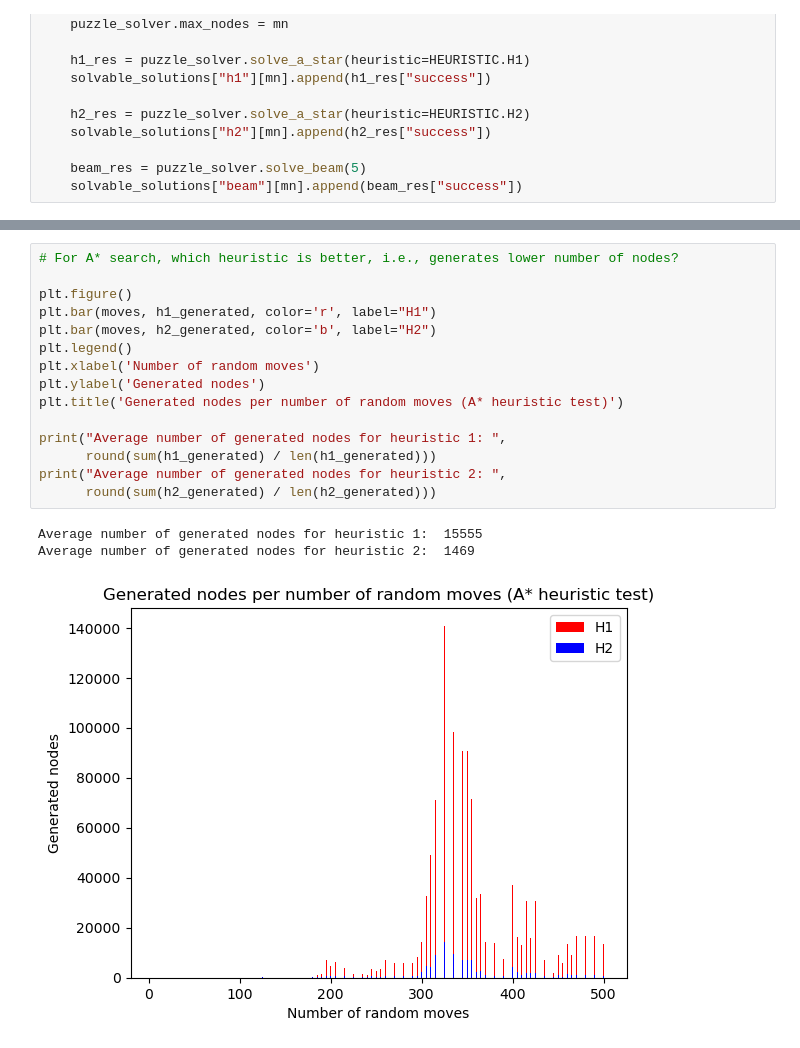
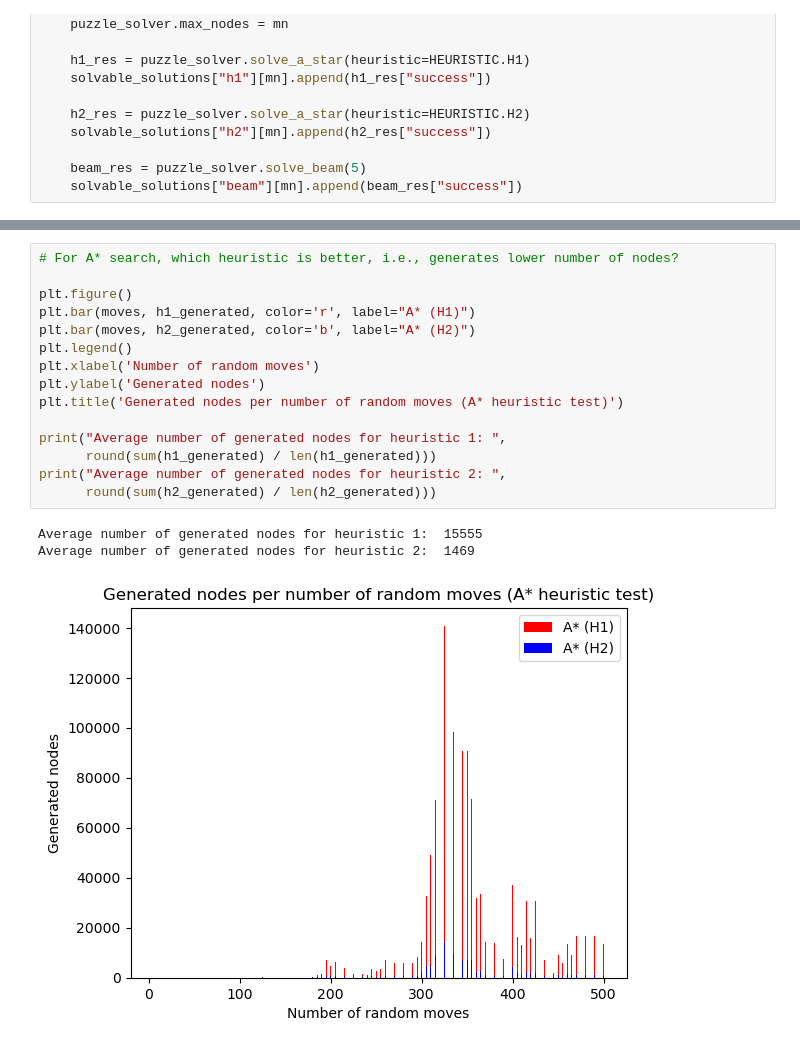
Before and after one commit to jml312/eight-puzzle, a Jupyter notebook: experiments.ipynb, the cells around one changed output, grey strips where cells are left out. Cells and saved outputs as stored; diff of their text form.

Commit message:
graph labels

```diff
--- a/experiments.ipynb
+++ b/experiments.ipynb
@@ -74,22 +74,22 @@ print(solvable_solutions)
 # %%
 # For A* search, which heuristic is better, i.e., generates lower number of nodes?
 
 plt.figure()
-plt.bar(moves, h1_generated, color='r', label="H1")
-plt.bar(moves, h2_generated, color='b', label="H2")
+plt.bar(moves, h1_generated, color='r', label="A* (H1)")
+plt.bar(moves, h2_generated, color='b', label="A* (H2)")
 plt.legend()
 plt.xlabel('Number of random moves')
 plt.ylabel('Generated nodes')
 plt.title('Generated nodes per number of random moves (A* heuristic test)')
 
 print("Average number of generated nodes for heuristic 1: ",
       round(sum(h1_generated) / len(h1_generated)))
 print("Average number of generated nodes for heuristic 2: ",
       round(sum(h2_generated) / len(h2_generated)))
 # %% [output]
 Average number of generated nodes for heuristic 1:  15555
 Average number of generated nodes for heuristic 2:  1469
-[figure, old version]
+[figure, new version]
 # %%
 # How does the solution length (number of moves needed to reach the goal state) vary across the three search methods?
 
```
Also changed, not shown: parts of 3 cells of this notebook.
